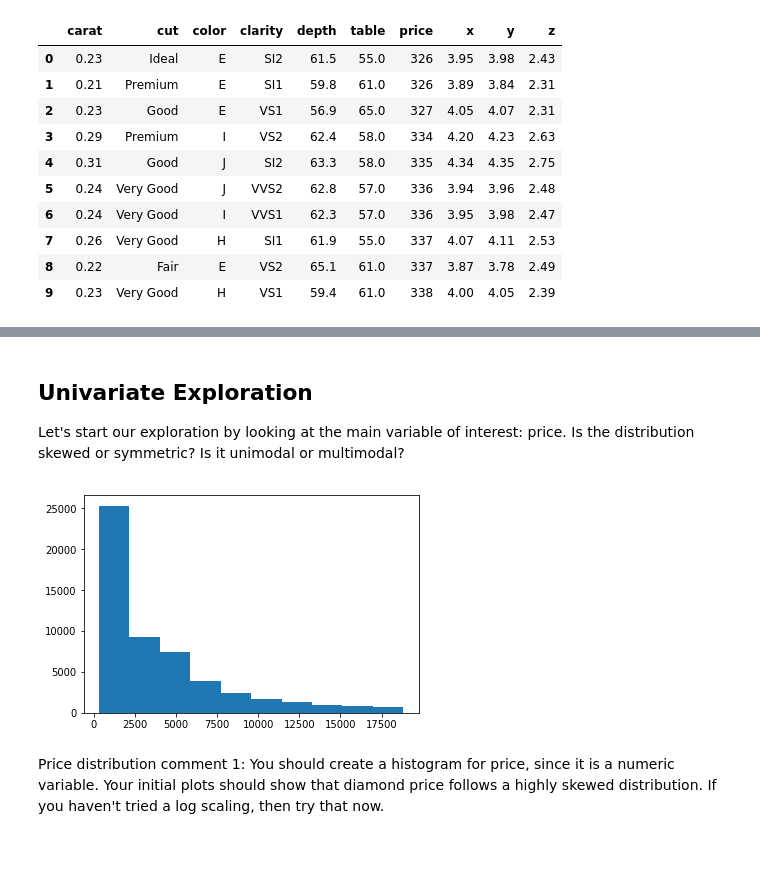
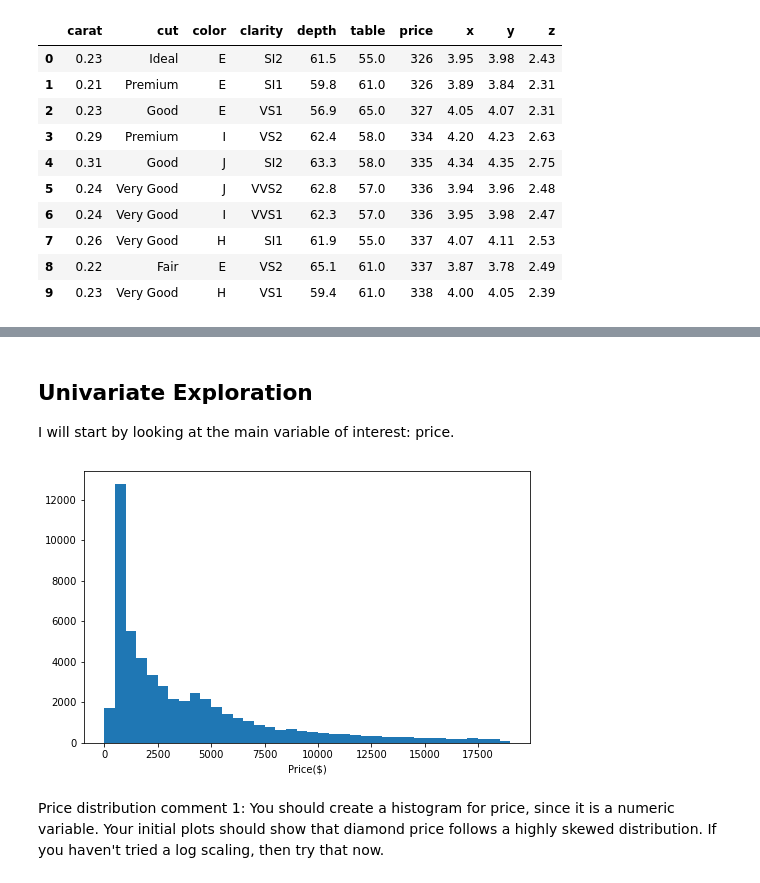
Before and after one commit to leqilu67/diamonds_study, a Jupyter notebook: diamond_study.ipynb, the cells around one changed output, grey strips where cells are left out. Saved outputs shown, nothing was run; the diff lists cells and outputs as text; code cells hidden in the pictures; blank space fills up the shorter version.

```diff
--- a/diamond_study.ipynb
+++ b/diamond_study.ipynb
@@ -58,12 +83,18 @@ diamonds.describe()
 # %% [markdown]
 ## Univariate Exploration
 
-Let's start our exploration by looking at the main variable of interest: price. Is the distribution skewed or symmetric? Is it unimodal or multimodal?
+I will start by looking at the main variable of interest: price.
-# %%
-# univariate plot of diamond prices
-plt.hist(data=diamonds, x='price');
-# %% [output]
-[figure, removed]
+# %%
+# start with a standard-scaled plot
+binsize = 500
+bins = np.arange(0, diamonds['price'].max()+binsize, binsize)
+
+plt.figure(figsize=[8,5])
+plt.hist(data=diamonds, x='price', bins=bins)
+plt.xlabel('Price($)')
+plt.show()
+# %% [output]
+[figure, added]
 # %% [markdown]
 Price distribution comment 1: You should create a histogram for price, since it is a numeric variable. Your initial plots should show that diamond price follows a highly skewed distribution. If you haven't tried a log scaling, then try that now.
 # %%
```
Also changed, not shown: parts of 60 cells of this notebook.
